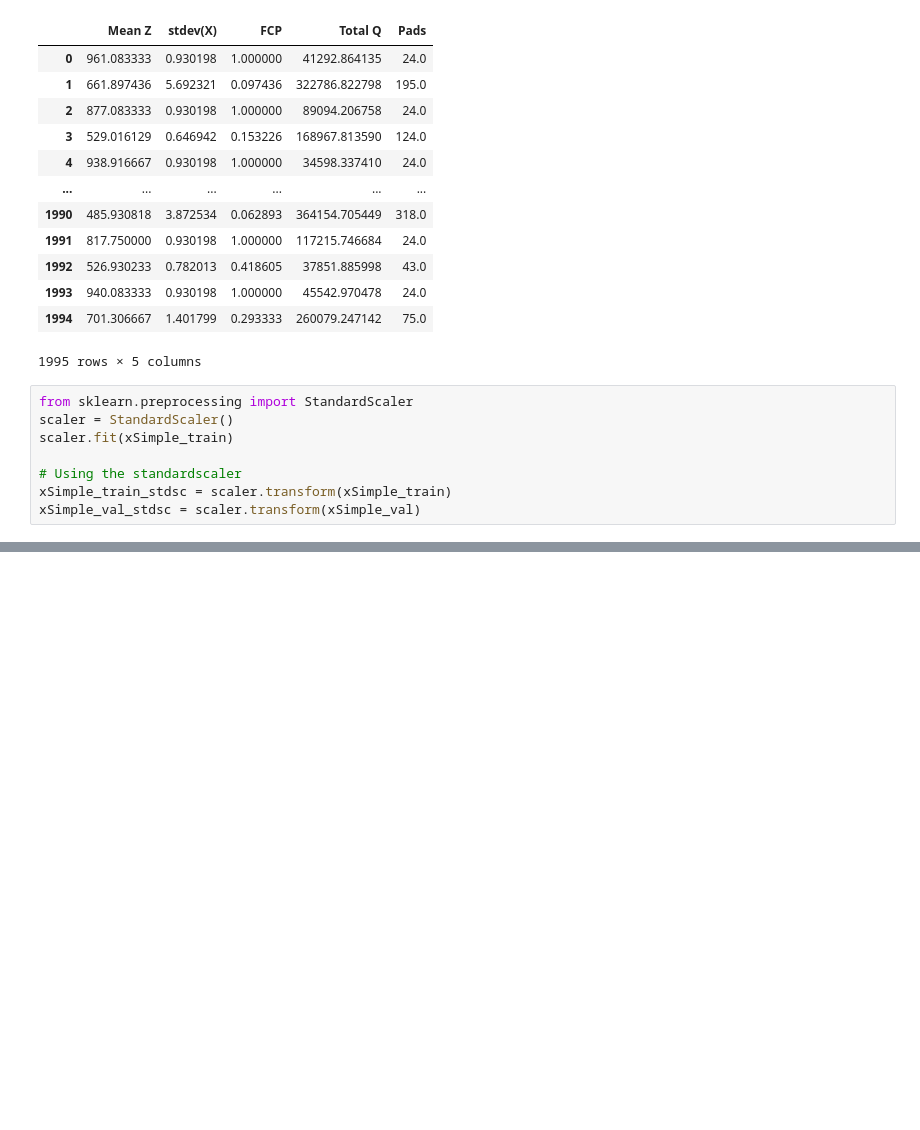
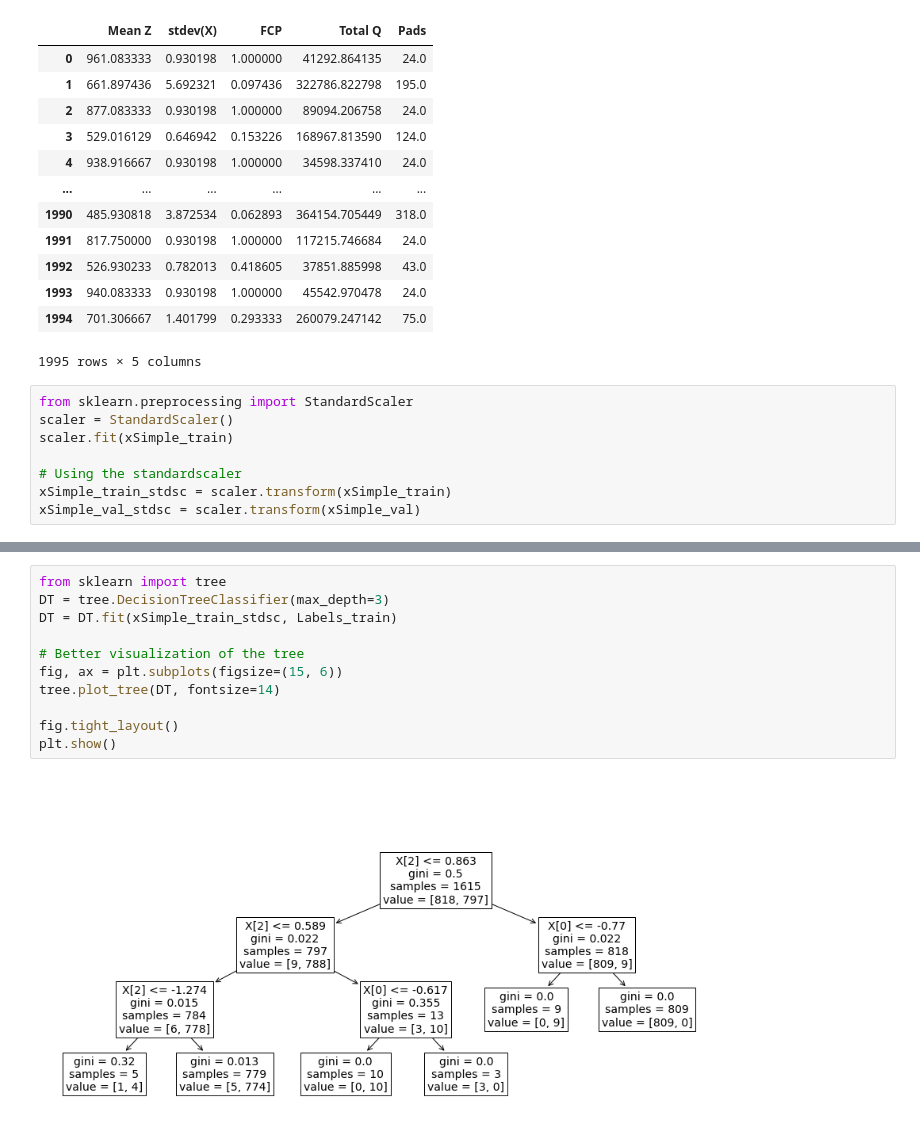
Before and after one commit to fracassetti-stf/AT-TPC_MLProject, a Jupyter notebook: Simple_Models.ipynb, the cells around one changed output, grey strips where cells are left out. Saved outputs shown, nothing was run; the diff lists cells and outputs as text; blank space fills up the shorter version.

```diff
--- a/AT_Project.ipynb
+++ b/Simple_Models.ipynb
@@ -471,0 +248,13 @@ make_nn_plots(history,0)
+# %%
+from sklearn import tree
+DT = tree.DecisionTreeClassifier(max_depth=3)
+DT = DT.fit(xSimple_train_stdsc, Labels_train)
+
+# Better visualization of the tree
+fig, ax = plt.subplots(figsize=(15, 6))
+tree.plot_tree(DT, fontsize=14)
+
+fig.tight_layout()
+plt.show()
+# %% [output]
+[figure, added]
```
Also changed, not shown: parts of 29 cells of this notebook, 5 other files.
